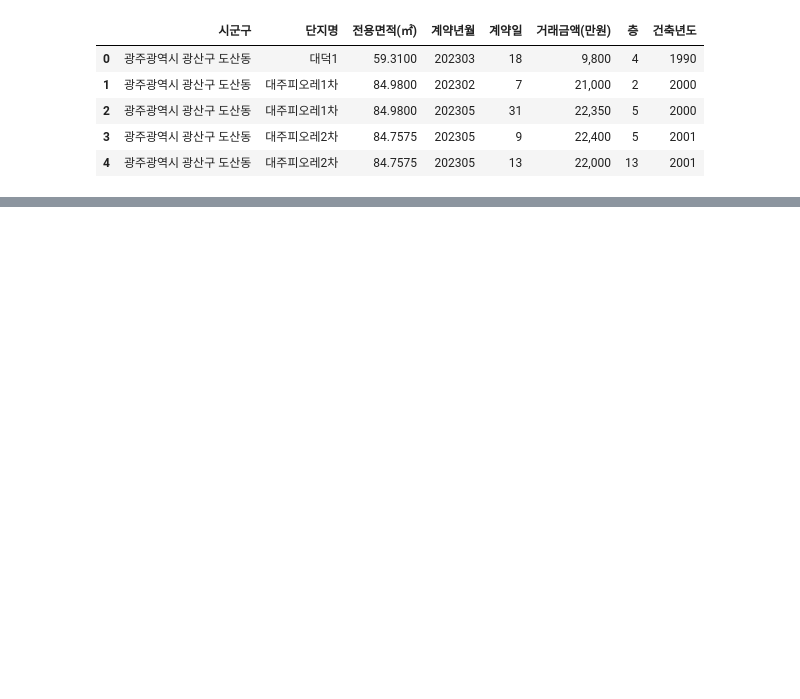
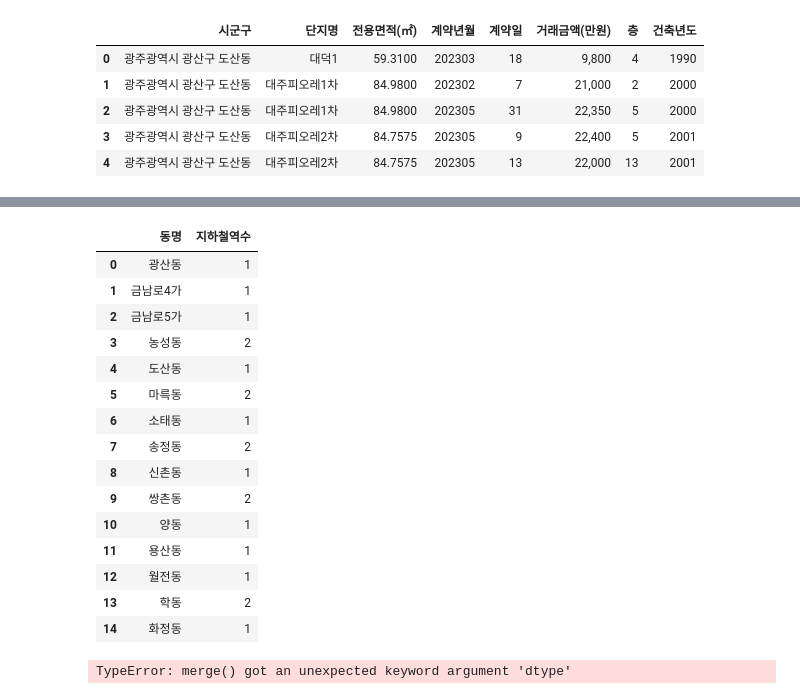
Before and after one commit to 2023-AISCHOOL-APP/araboraGJapt, a Jupyter notebook: byeongmin/2.데이터 수집 및 전처리/전처리 진행중.ipynb, the cells around one changed output, grey strips where cells are left out. Drawn from its saved outputs; the diff is of its cells as text; code cells hidden in the pictures; blank space fills up the shorter version.

```diff
--- a/byeongmin/2.데이터 수집 및 전처리/전처리 진행중.ipynb
+++ b/byeongmin/2.데이터 수집 및 전처리/전처리 진행중.ipynb
@@ -48,0 +108,26 @@ data.head()
+# %%
+# 동별 지하철 갯수 추가
+subway_count_data=pd.read_csv('동별 역갯수.csv', encoding="EUC-KR")
+# %%
+subway_count_data
+# %% [output]
+|  | 동명 | 지하철역수 |
+| 0 | 광산동 | 1 |
+| 1 | 금남로4가 | 1 |
+| 2 | 금남로5가 | 1 |
+| 3 | 농성동 | 2 |
+| 4 | 도산동 | 1 |
+| 5 | 마륵동 | 2 |
+| 6 | 소태동 | 1 |
+| 7 | 송정동 | 2 |
+| 8 | 신촌동 | 1 |
+| 9 | 쌍촌동 | 2 |
+| 10 | 양동 | 1 |
+| 11 | 용산동 | 1 |
+| 12 | 월전동 | 1 |
+| 13 | 학동 | 2 |
+| 14 | 화정동 | 1 |
+# %%
+data=data.merge(subway_count_data, on="동명",how='left' )
+# %% [output]
+TypeError: merge() got an unexpected keyword argument 'dtype'
```
Also changed, not shown: parts of 14 cells of this notebook, 4 other files.
